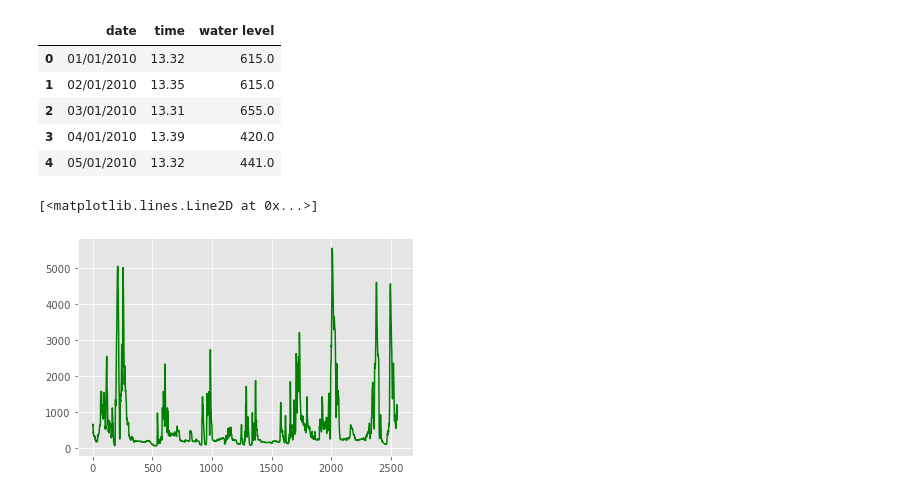
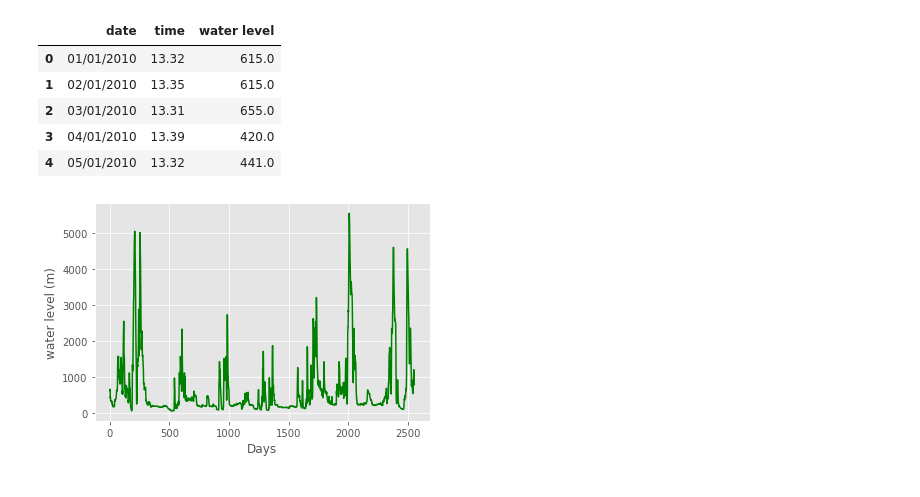
Before and after one commit to f-faye/flood-prediction, a Jupyter notebook: demo2.ipynb, the cells around one changed output. Drawn from its saved outputs; the diff is of its cells as text; code cells hidden in the pictures.

```diff
--- a/demo2.ipynb
+++ b/demo2.ipynb
@@ -175,6 +175,6 @@ plt.show()
 # %%
-# Test the network on an unseen dataset
-unseen = pd.read_csv('dataset/test.csv',sep=',')
+# Test the network on an unseen dataset2
+unseen = pd.read_csv('dataset2/test2.csv',sep=',')
 # %%
 unseen.head()
 # %% [output]
@@ -188,9 +188,11 @@ unseen.head()
 unseen_test = unseen['water level'].values
 # %%
 plt.plot(unseen_test[0:20000], color="green")
+plt.xlabel('Days')
+plt.ylabel('water level (m)')
+plt.show()
 # %% [output]
-[<matplotlib.lines.Line2D at 0x...>]
-[figure, old version]
+[figure, new version]
 # %%
 unseen_clean = []
 for i in unseen_test:
```
Also changed, not shown: parts of 14 cells of this notebook, 4 other files.
